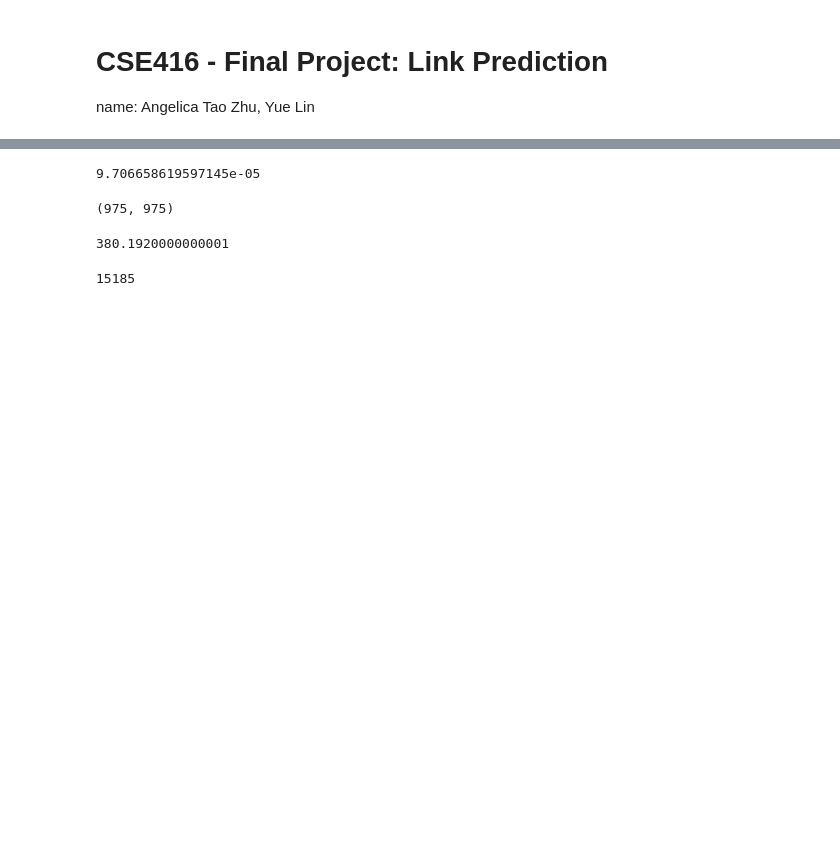
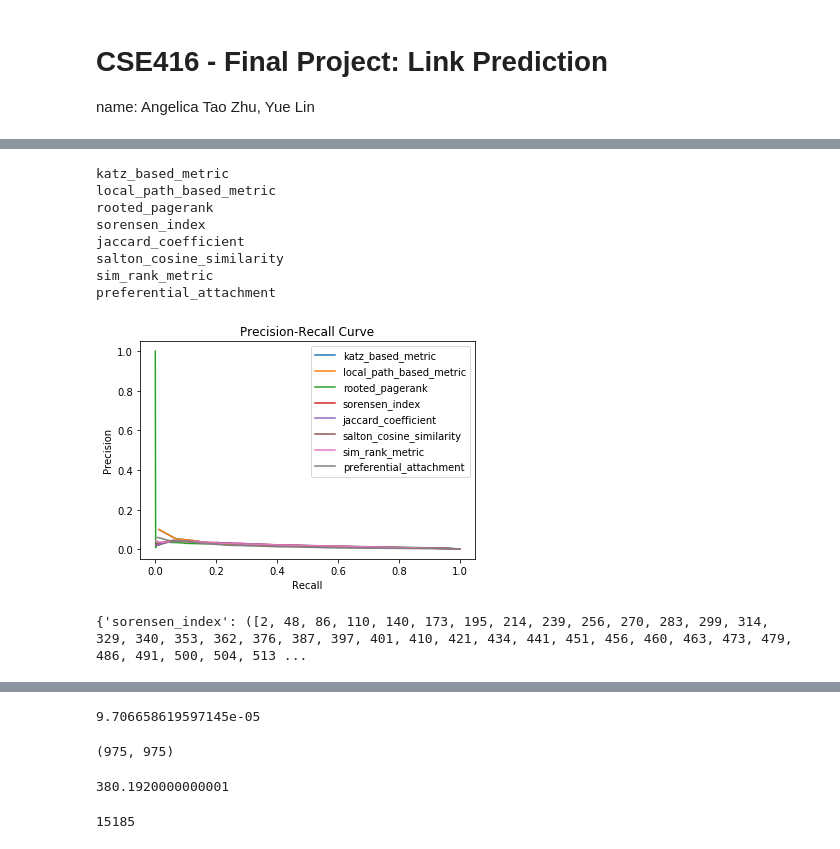
Before and after one commit to Tehiaohiao/link-prediction, a Jupyter notebook: link-prediction.ipynb, the cells around one changed output, grey strips where cells are left out. Cells and saved outputs as stored; diff of their text form; code cells hidden in the pictures; blank space fills up the shorter version.

```diff
--- a/link-prediction.ipynb
+++ b/link-prediction.ipynb
@@ -462,0 +639,40 @@ pred = rank(pred)
+# %%
+for method_name in method_names:
+    TPs, FPs, FNs, TNs = eval_dict[method_name]
+    precisions = []
+    recalls = []
+    for i in range(len(TPs)):
+        if TPs[i] + FPs[i] == 0 or TPs[i] + FNs[i] == 0:
+            precisions.append(1)
+            recalls.append(0)
+            continue
+        precisions.append(TPs[i] / (TPs[i] + FPs[i])) # tp / tp + fp
+        recalls.append(TPs[i] / (TPs[i] + FNs[i])) # tp / tp + fn
+#     precisions = [TPs[i] / (TPs[i] + FPs[i]) for i in range(len(TPs))] # tp / tp + fp
+#     recalls = [TPs[i] / (TPs[i] + FNs[i]) for i in range(len(TPs))] # tp / tp + fn
+    plt.plot(recalls, precisions,'-', label = method_name)
+# x = np.arange(0, 1.1, 0.1)
+# y = [0.5 for i in x]
+
+# plt.plot(x, y,'-', label='Random Performance')
+plt.title('Precision-Recall Curve')
+plt.xlabel('Recall')
+plt.ylabel('Precision')
+
+plt.legend()
+plt.savefig("Precision-Recall.png", dpi=800) # save as png
+plt.show()
+# %% [output]
+katz_based_metric
+local_path_based_metric
+rooted_pagerank
+sorensen_index
+jaccard_coefficient
+salton_cosine_similarity
+sim_rank_metric
+preferential_attachment
+[figure, added]
+# %%
+print(eval_dict)
+# %% [output]
+{'sorensen_index': ([2, 48, 86, 110, 140, 173, 195, 214, 239, 256, 270, 283, 299, 314, 329, 340, 353, 362, 376, 387, 397, 401, 410, 421, 434, 441, 451, 456, 460, 463, 473, 479, 486, 491, 500, 504, 513 ...
```
Also changed, not shown: parts of 32 cells of this notebook, 15 other files.
